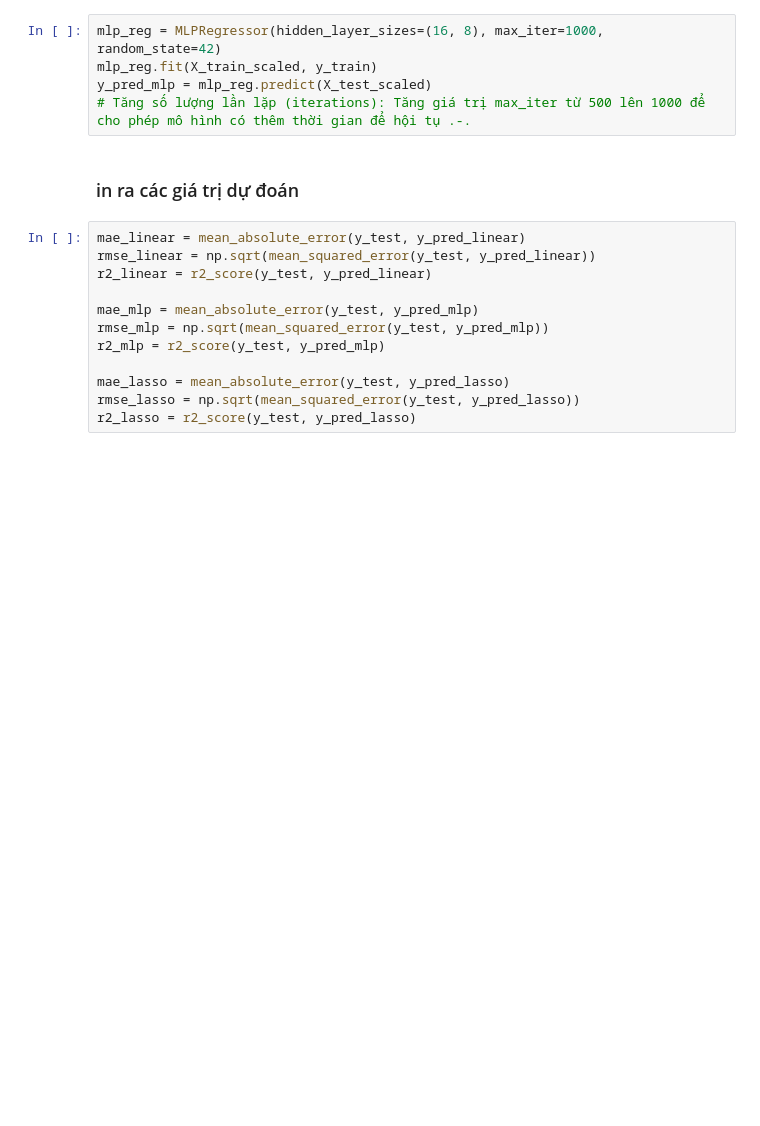
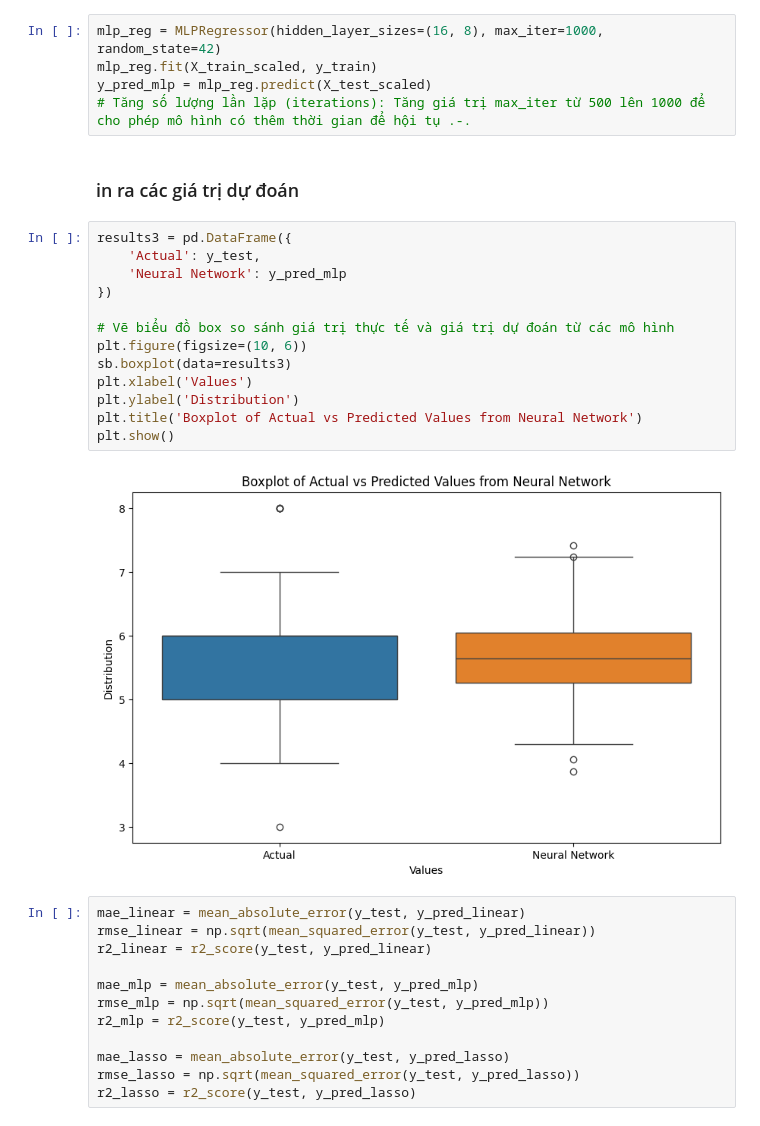
Before and after one commit to nminh21/ml-tlu, a Jupyter notebook: final.ipynb, the cells around one changed output. Cells and saved outputs as stored; diff of their text form; blank space fills up the shorter version.

```diff
--- a/final.ipynb
+++ b/final.ipynb
@@ -253,6 +230,21 @@ y_pred_mlp = mlp_reg.predict(X_test_scaled)
 # Tăng số lượng lần lặp (iterations): Tăng giá trị max_iter từ 500 lên 1000 để cho phép mô hình có thêm thời gian để hội tụ .-.
 # %% [markdown]
 ### in ra các giá trị dự đoán
+# %%
+results3 = pd.DataFrame({
+    'Actual': y_test,
+    'Neural Network': y_pred_mlp
+})
+
+# Vẽ biểu đồ box so sánh giá trị thực tế và giá trị dự đoán từ các mô hình
+plt.figure(figsize=(10, 6))
+sb.boxplot(data=results3)
+plt.xlabel('Values')
+plt.ylabel('Distribution')
+plt.title('Boxplot of Actual vs Predicted Values from Neural Network')
+plt.show()
+# %% [output]
+[figure, added]
 # %%
 mae_linear = mean_absolute_error(y_test, y_pred_linear)
 rmse_linear = np.sqrt(mean_squared_error(y_test, y_pred_linear))
```
Also changed, not shown: parts of 7 cells of this notebook.
